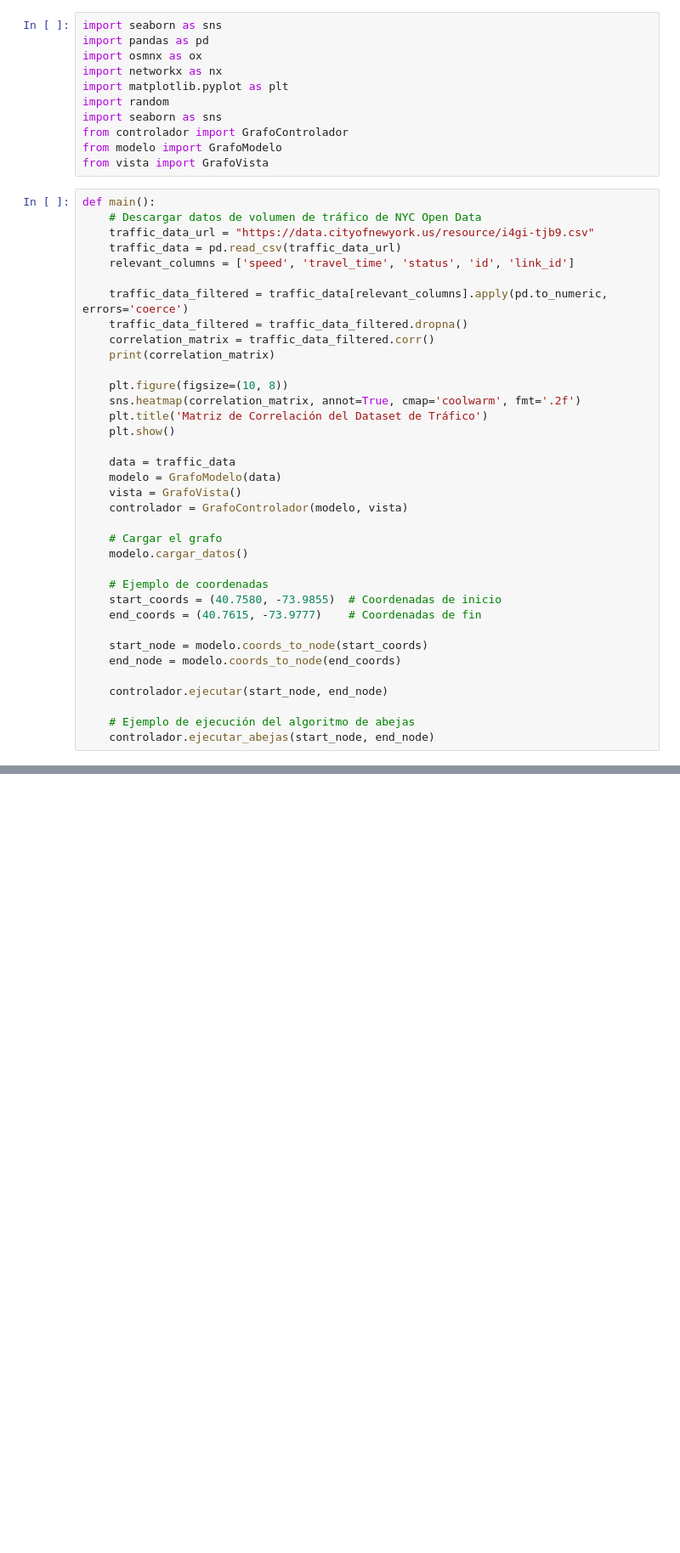
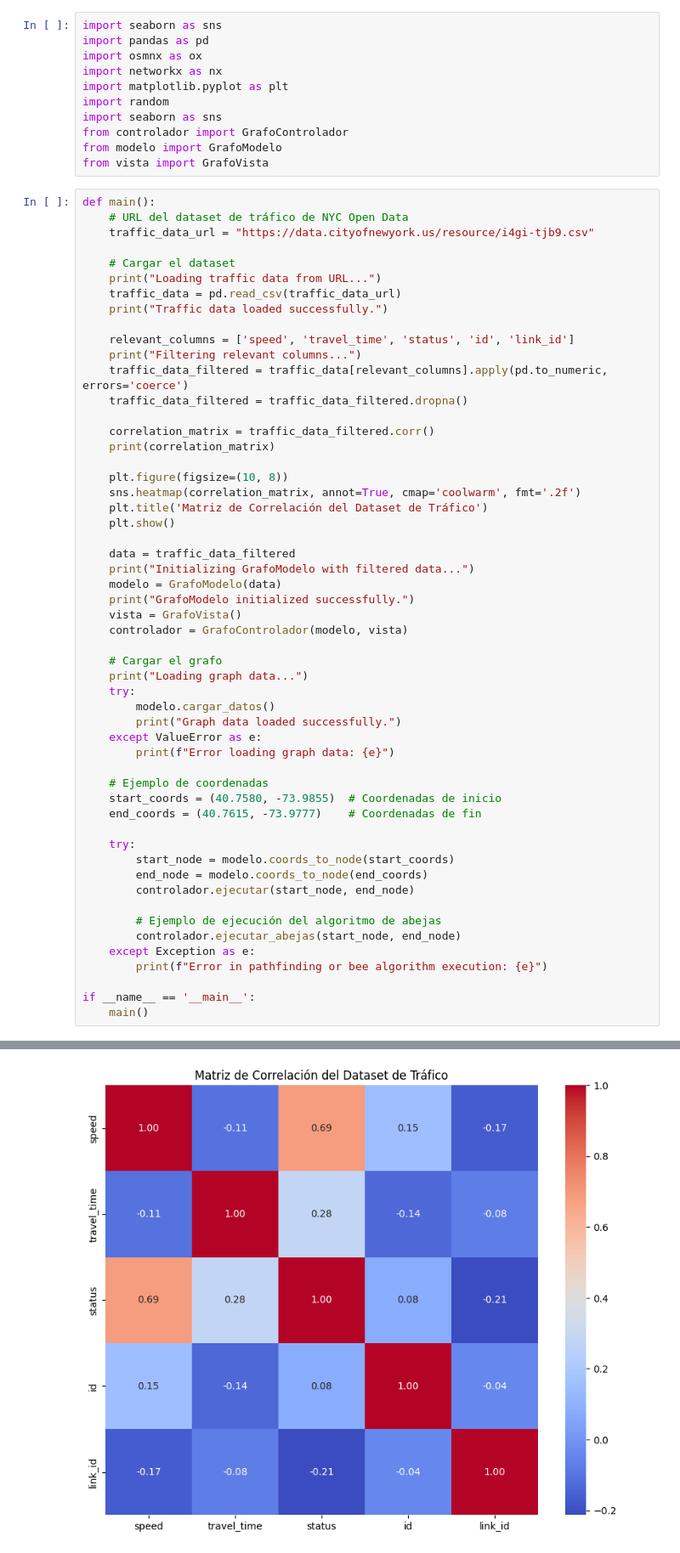
Before and after one commit to juankchb/Sistemas-Inteligentes, a Jupyter notebook: Source/launcher/launcher.ipynb, the cells around one changed output, grey strips where cells are left out. Shown at 85% size. Saved outputs shown, nothing was run; the diff lists cells and outputs as text; blank space fills up the shorter version.

```diff
--- a/Source/launcher/launcher.ipynb
+++ b/Source/launcher/launcher.ipynb
@@ -31,13 +31,19 @@ from modelo import GrafoModelo
 from vista import GrafoVista
 # %%
 def main():
-    # Descargar datos de volumen de tráfico de NYC Open Data
+    # URL del dataset de tráfico de NYC Open Data
     traffic_data_url = "https://data.cityofnewyork.us/resource/i4gi-tjb9.csv"
+
+    # Cargar el dataset
+    print("Loading traffic data from URL...")
     traffic_data = pd.read_csv(traffic_data_url)
+    print("Traffic data loaded successfully.")
+
     relevant_columns = ['speed', 'travel_time', 'status', 'id', 'link_id']
-
+    print("Filtering relevant columns...")
     traffic_data_filtered = traffic_data[relevant_columns].apply(pd.to_numeric, errors='coerce')
     traffic_data_filtered = traffic_data_filtered.dropna()
+
     correlation_matrix = traffic_data_filtered.corr()
     print(correlation_matrix)
 
@@ -46,22 +52,35 @@ def main():
     plt.title('Matriz de Correlación del Dataset de Tráfico')
     plt.show()
 
-    data = traffic_data
+    data = traffic_data_filtered
+    print("Initializing GrafoModelo with filtered data...")
     modelo = GrafoModelo(data)
+    print("GrafoModelo initialized successfully.")
     vista = GrafoVista()
     controlador = GrafoControlador(modelo, vista)
 
     # Cargar el grafo
-    modelo.cargar_datos()
+    print("Loading graph data...")
+    try:
+        modelo.cargar_datos()
+        print("Graph data loaded successfully.")
+    except ValueError as e:
+        print(f"Error loading graph data: {e}")
 
     # Ejemplo de coordenadas
     start_coords = (40.7580, -73.9855)  # Coordenadas de inicio
     end_coords = (40.7615, -73.9777)    # Coordenadas de fin
 
-    start_node = modelo.coords_to_node(start_coords)
-    end_node = modelo.coords_to_node(end_coords)
+    try:
+        start_node = modelo.coords_to_node(start_coords)
+        end_node = modelo.coords_to_node(end_coords)
+        controlador.ejecutar(start_node, end_node)
 
-    controlador.ejecutar(start_node, end_node)
+        # Ejemplo de ejecución del algoritmo de abejas
+        controlador.ejecutar_abejas(start_node, end_node)
+    except Exception as e:
+        print(f"Error in pathfinding or bee algorithm execution: {e}")
 
-    # Ejemplo de ejecución del algoritmo de abejas
-    controlador.ejecutar_abejas(start_node, end_node)
+if __name__ == '__main__':
+    main()
+# %% [output]
@@ -67,0 +96 @@ def main():
+[figure, added]
```
Also changed, not shown: parts of 2 cells of this notebook.
